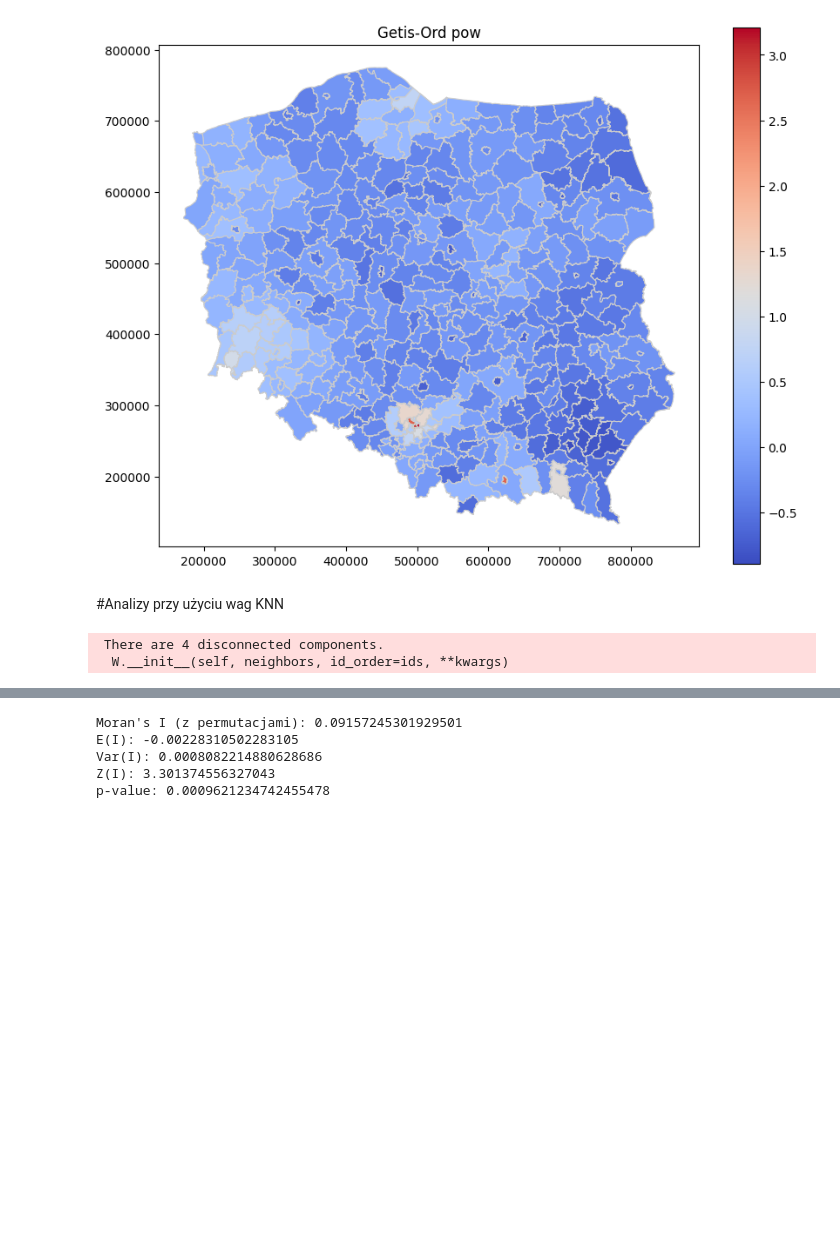
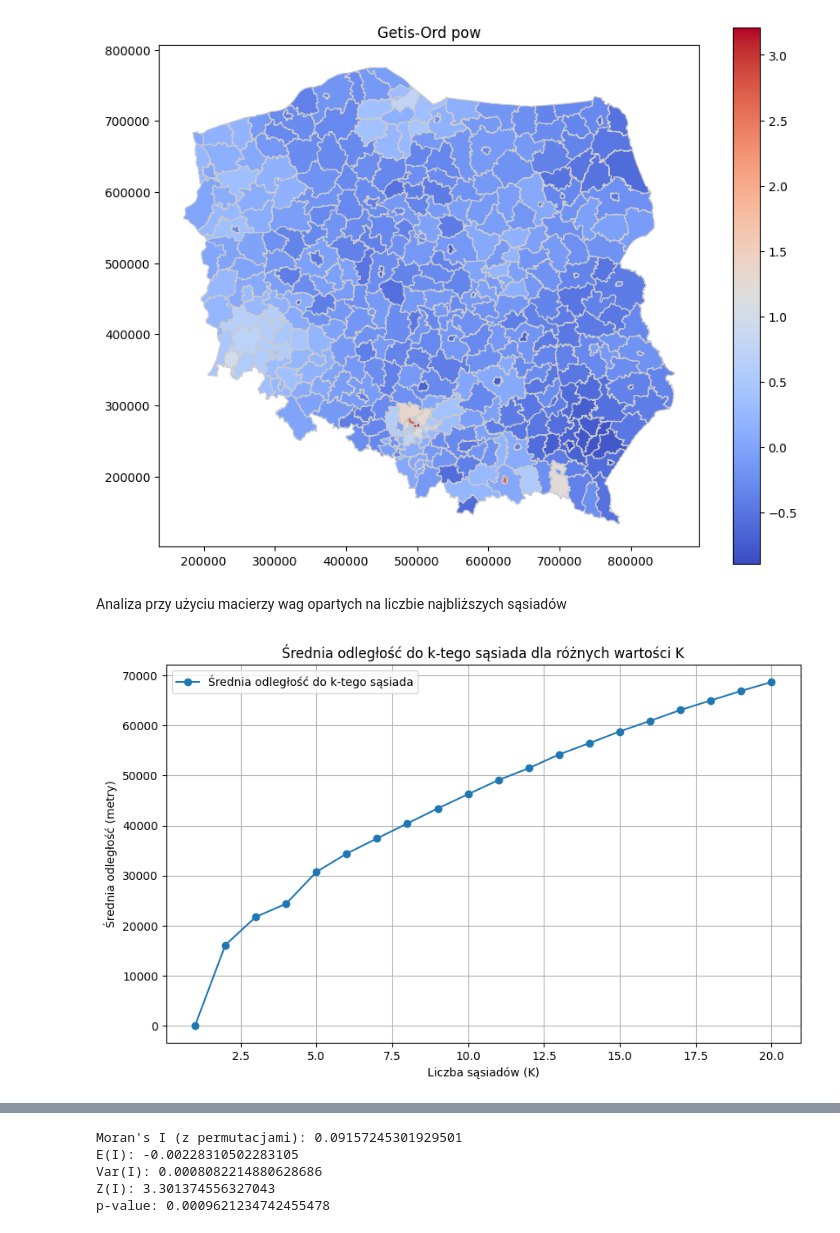
Before and after one commit to Psylo1226/Spatial-econometrics, a Jupyter notebook: Projekt_2/Projekt_2.ipynb, the cells around one changed output, grey strips where cells are left out. Cells and saved outputs as stored; diff of their text form; code cells hidden in the pictures; blank space fills up the shorter version.

Commit message:
poprawki +dodanie macierzy wag opartej na odleglosci

```diff
--- a/Projekt_2/Projekt_2.ipynb
+++ b/Projekt_2/Projekt_2.ipynb
@@ -387,12 +387,42 @@ plt.title("Getis-Ord pow")
 plt.show()
 # %% [output]
 [figure]
-# %% [markdown]
-#Analizy przy użyciu wag KNN
-# %%
-data_column = 'Przestępstwa_średnia_powiaty'
-
-w_knn = KNN.from_dataframe(merged_pow)
-# %% [output]
- There are 4 disconnected components.
-  W.__init__(self, neighbors, id_order=ids, **kwargs)
+# %% [markdown]
+Analiza przy użyciu macierzy wag opartych na liczbie najbliższych sąsiadów
+# %%
+from sklearn.neighbors import NearestNeighbors
+import numpy as np
+import matplotlib.pyplot as plt
+
+# Wyciągnięcie współrzędnych centroidów
+centroids = merged_pow.geometry.centroid
+coords = np.array([[point.x, point.y] for point in centroids])
+
+# Zakres wartości K
+k_values = range(1, 21)
+
+avg_distances = []
+
+for k in k_values:
+
+    knn = NearestNeighbors(n_neighbors=k)
+    knn.fit(coords)
+
+
+    distances, indices = knn.kneighbors(coords)
+
+
+    avg_distance = np.mean(distances[:, -1])
+    avg_distances.append(avg_distance)
+
+
+plt.figure(figsize=(10, 6))
+plt.plot(k_values, avg_distances, marker='o', label='Średnia odległość do k-tego sąsiada')
+plt.xlabel('Liczba sąsiadów (K)')
+plt.ylabel('Średnia odległość (metry)')
+plt.title('Średnia odległość do k-tego sąsiada dla różnych wartości K')
+plt.grid(True)
+plt.legend()
+plt.show()
+# %% [output]
+[figure, added]
```
Also changed, not shown: parts of 25 cells of this notebook.
